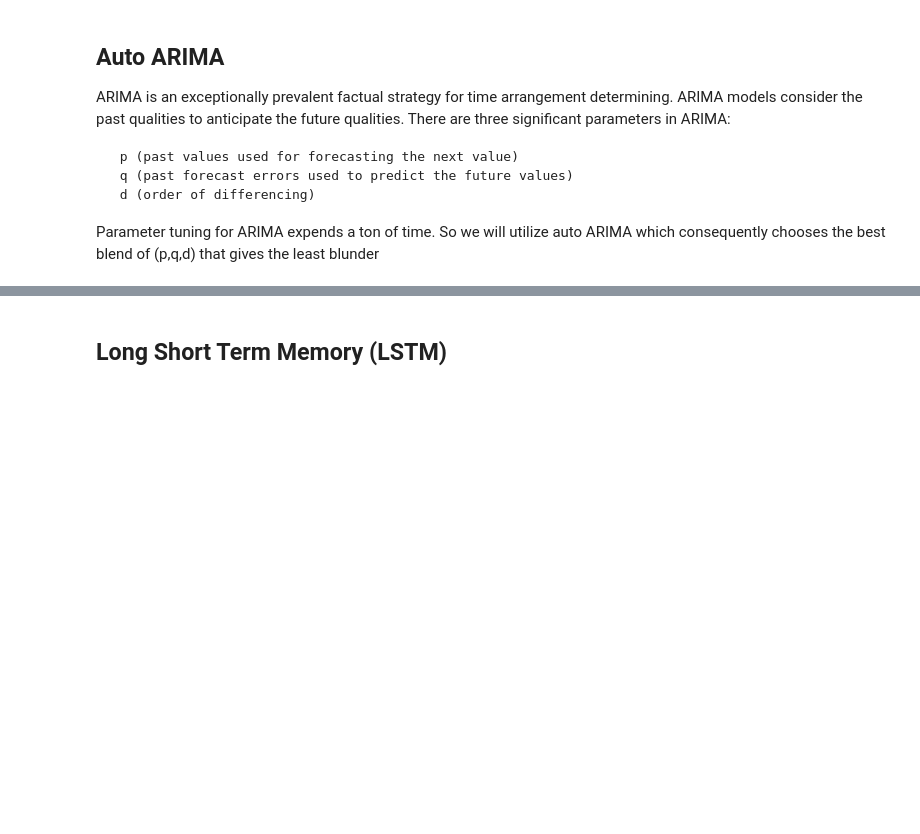
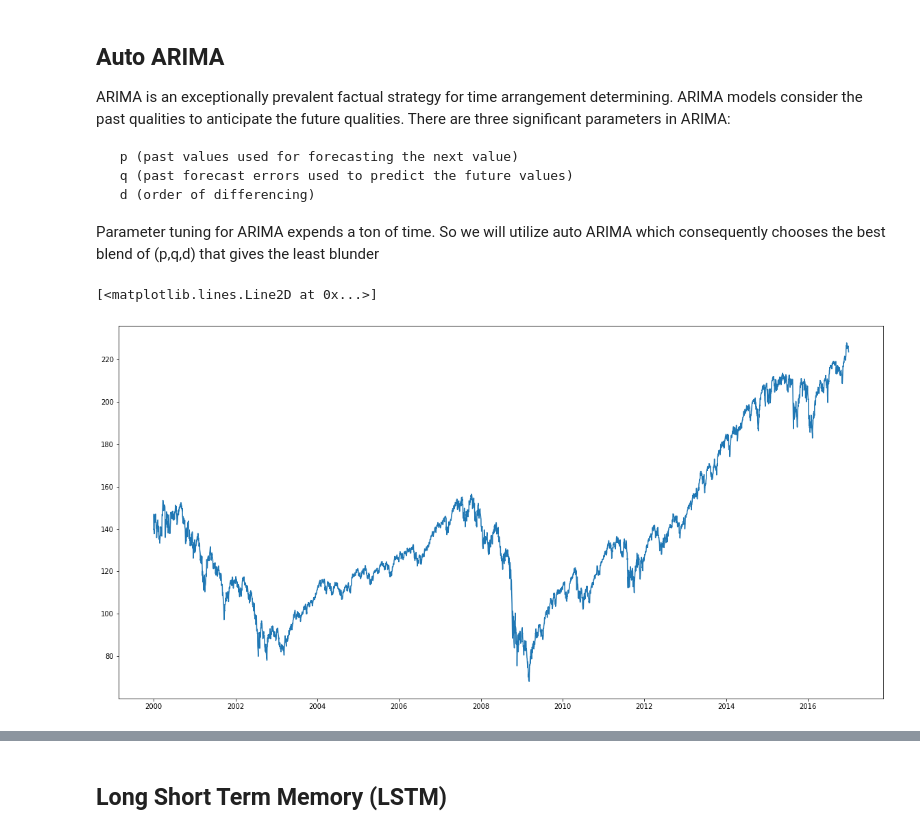
Before and after one commit to osabobo/lecture0, a Jupyter notebook: Stock prices prediction.ipynb, the cells around one changed output, grey strips where cells are left out. Saved outputs shown, nothing was run; the diff lists cells and outputs as text; code cells hidden in the pictures; blank space fills up the shorter version.

```diff
--- a/Stock prices prediction.ipynb
+++ b/Stock prices prediction.ipynb
@@ -147,3 +154,12 @@ ARIMA is an exceptionally prevalent factual strategy for time arrangement determ
      q (past forecast errors used to predict the future values)
      d (order of differencing)
  Parameter tuning for ARIMA expends a ton of time. So we will utilize auto ARIMA which consequently chooses the best blend of (p,q,d) that gives the least blunder
+# %%
+
+data = pd.read_csv("./SPY1.csv")
+data['Date']=pd.to_datetime(data['Date'])
+data.set_index('Date', inplace=True)
+plt.plot(data['Close'])
+# %% [output]
+[<matplotlib.lines.Line2D at 0x...>]
+[figure, added]
```
Also changed, not shown: parts of 52 cells of this notebook.
